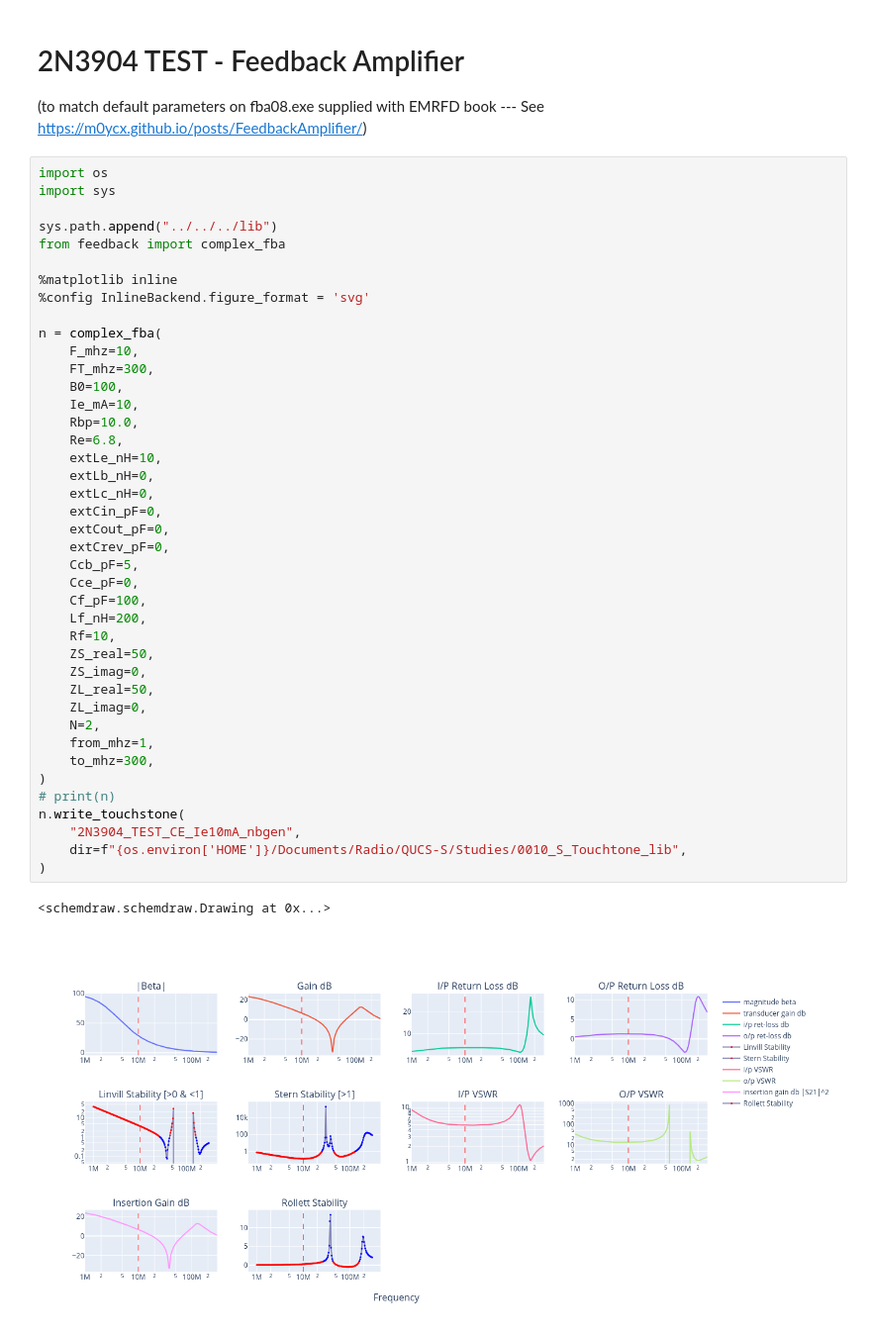
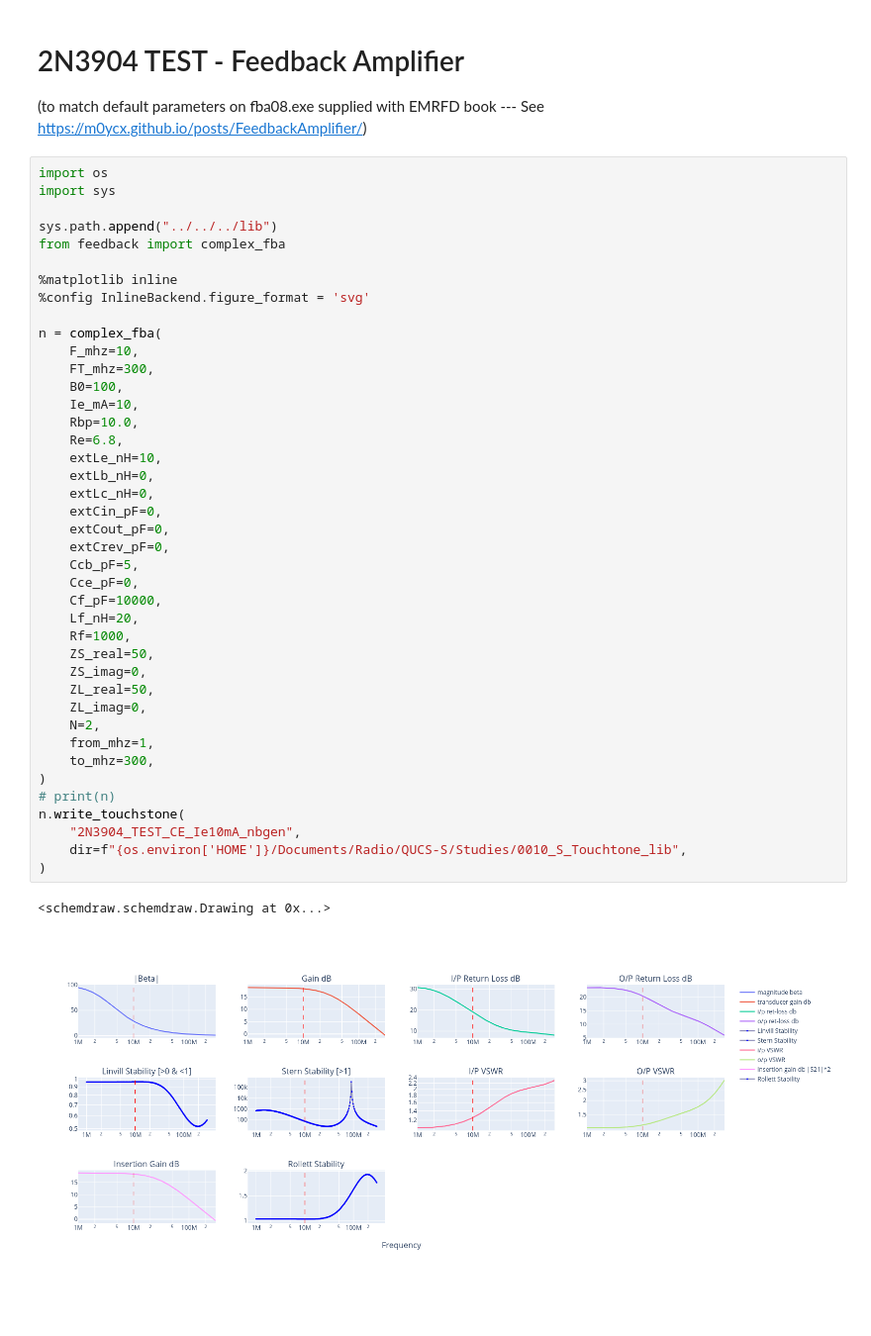
Before and after one commit to M0YCX/ycx_rf_notebooks, a Jupyter notebook: Amplifiers/feedback/Feedback_Amplifier_Studies/2N3904_test.ipynb, the cells around one changed output. Shown at 99% size. Saved outputs shown, nothing was run; the diff lists cells and outputs as text; blank space fills up the shorter version.

```diff
--- a/Amplifiers/feedback/Feedback_Amplifier_Studies/2N3904_test.ipynb
+++ b/Amplifiers/feedback/Feedback_Amplifier_Studies/2N3904_test.ipynb
@@ -15,34 +15,34 @@ from feedback import complex_fba
 n = complex_fba(
     F_mhz=10,
     FT_mhz=300,
     B0=100,
     Ie_mA=10,
     Rbp=10.0,
     Re=6.8,
     extLe_nH=10,
     extLb_nH=0,
     extLc_nH=0,
     extCin_pF=0,
     extCout_pF=0,
     extCrev_pF=0,
     Ccb_pF=5,
     Cce_pF=0,
-    Cf_pF=100,
-    Lf_nH=200,
-    Rf=10,
+    Cf_pF=10000,
+    Lf_nH=20,
+    Rf=1000,
     ZS_real=50,
     ZS_imag=0,
     ZL_real=50,
     ZL_imag=0,
     N=2,
     from_mhz=1,
     to_mhz=300,
 )
 # print(n)
 n.write_touchstone(
     "2N3904_TEST_CE_Ie10mA_nbgen",
     dir=f"{os.environ['HOME']}/Documents/Radio/QUCS-S/Studies/0010_S_Touchtone_lib",
 )
 # %% [output]
 <schemdraw.schemdraw.Drawing at 0x...>
-[figure, old version]
+[figure, new version]
```
Also changed, not shown: parts of 1 cell of this notebook, 2 other files.
